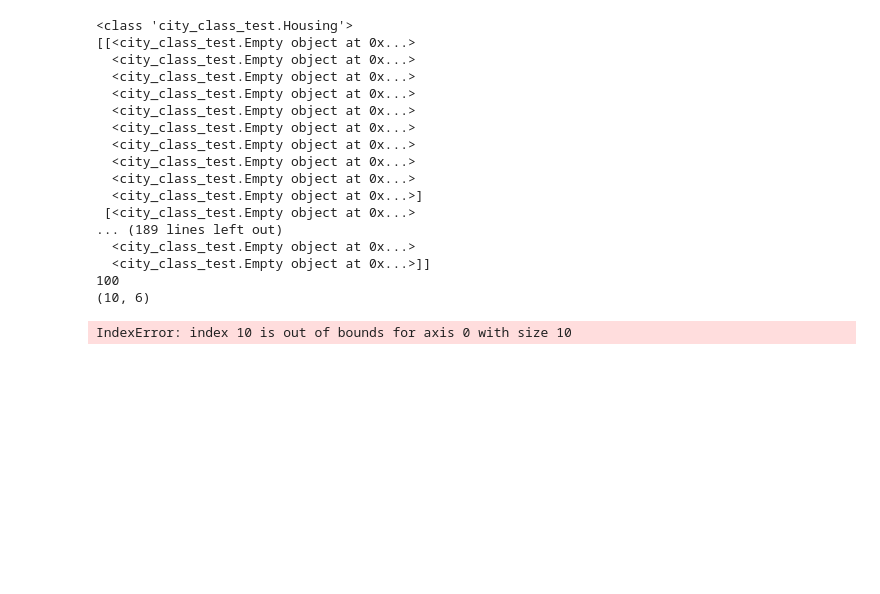
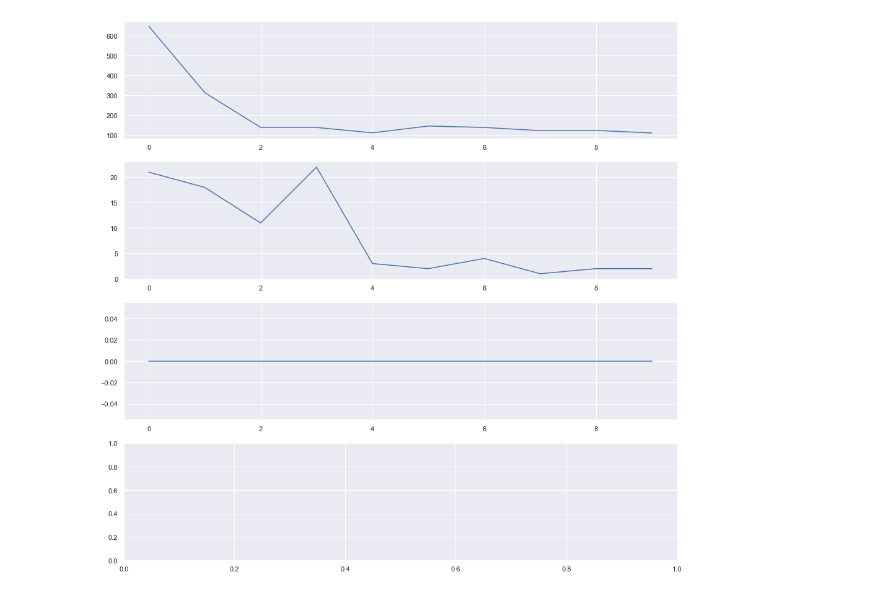
Before and after one commit to RoelvdBurght/complex-systems, a Jupyter notebook: simulate_city.ipynb, the cells around one changed output. Drawn from its saved outputs; the diff is of its cells as text; code cells hidden in the pictures; blank space fills up the shorter version.

```diff
--- a/simulate_city.ipynb
+++ b/simulate_city.ipynb
@@ -152,27 +38,12 @@ for activity in city.activities:
 # city.plot_growth()
 
 street_thresholds = []
-for h in np.linspace(0, 1, 10):
+for h in np.linspace(0.1, 1, 10):
     street_threshold={'housing':h, 'industry':0.6, 'stores':0.7}
     street_thresholds.append(street_threshold)
 r = city_class_test.Runner('street_thresholds', street_thresholds)
 r.run_experiment()
-# %% [output]
-<class 'city_class_test.Housing'>
-[[<city_class_test.Empty object at 0x...>
-  <city_class_test.Empty object at 0x...>
-  <city_class_test.Empty object at 0x...>
-  <city_class_test.Empty object at 0x...>
-  <city_class_test.Empty object at 0x...>
-  <city_class_test.Empty object at 0x...>
-  <city_class_test.Empty object at 0x...>
-  <city_class_test.Empty object at 0x...>
-  <city_class_test.Empty object at 0x...>
-  <city_class_test.Empty object at 0x...>]
- [<city_class_test.Empty object at 0x...>
-... (189 lines left out)
-  <city_class_test.Empty object at 0x...>
-  <city_class_test.Empty object at 0x...>]]
-100
-(10, 6)
-IndexError: index 10 is out of bounds for axis 0 with size 10
+# %%
+r.plot()
+# %% [output]
+[figure, added]
```
Also changed, not shown: parts of 5 cells of this notebook, 3 other files.
